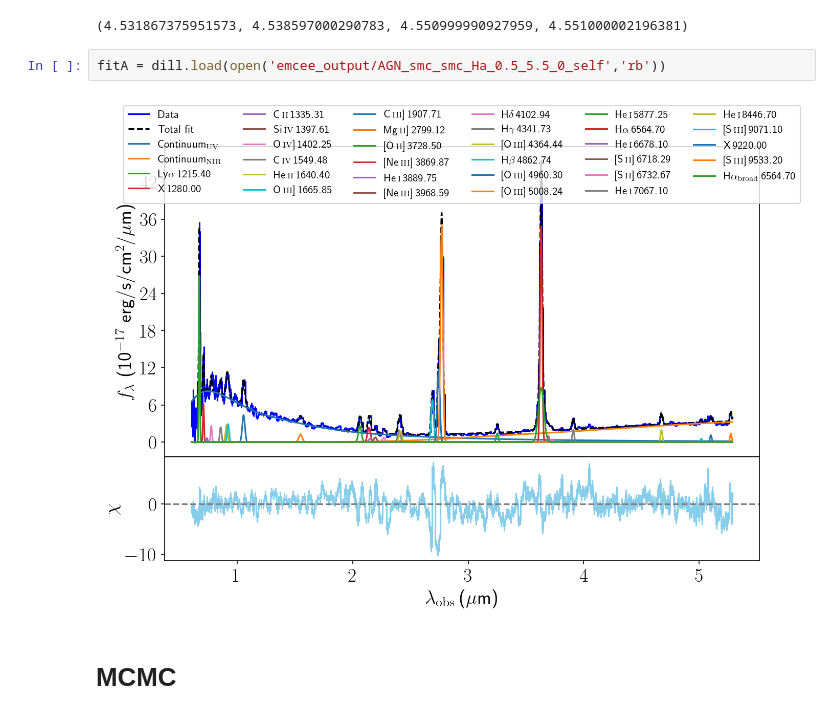
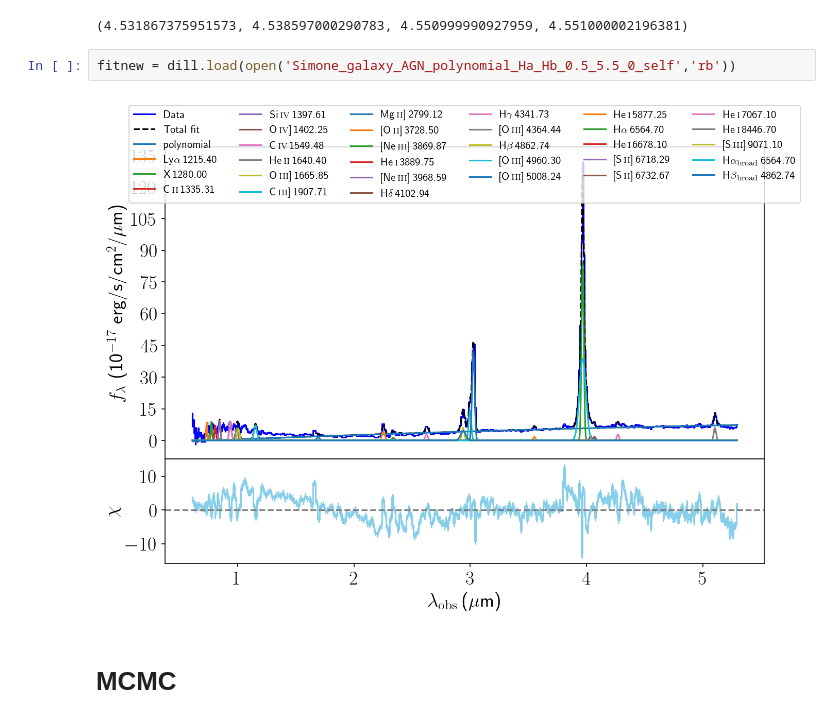
Before and after one commit to MeghanaKilli/LRD, a Jupyter notebook: Line_Cont_Simul_Fitting-Copy1.ipynb, the cells around one changed output. Cells and saved outputs as stored; diff of their text form.

```diff
--- a/Line_Cont_Simul_Fitting-Copy1.ipynb
+++ b/Line_Cont_Simul_Fitting-Copy1.ipynb
@@ -1486,9 +1276,9 @@ znarrow, zbroad, zo4broad, zo5broad
 # %% [output]
 (4.531867375951573, 4.538597000290783, 4.550999990927959, 4.551000002196381)
 # %%
-fitA = dill.load(open('emcee_output/AGN_smc_smc_Ha_0.5_5.5_0_self','rb'))
+fitnew = dill.load(open('Simone_galaxy_AGN_polynomial_Ha_Hb_0.5_5.5_0_self','rb'))
 # %% [output]
-[figure, old version]
+[figure, new version]
 # %% [markdown]
 # MCMC
 # %%
```
Also changed, not shown: parts of 59 cells of this notebook.
